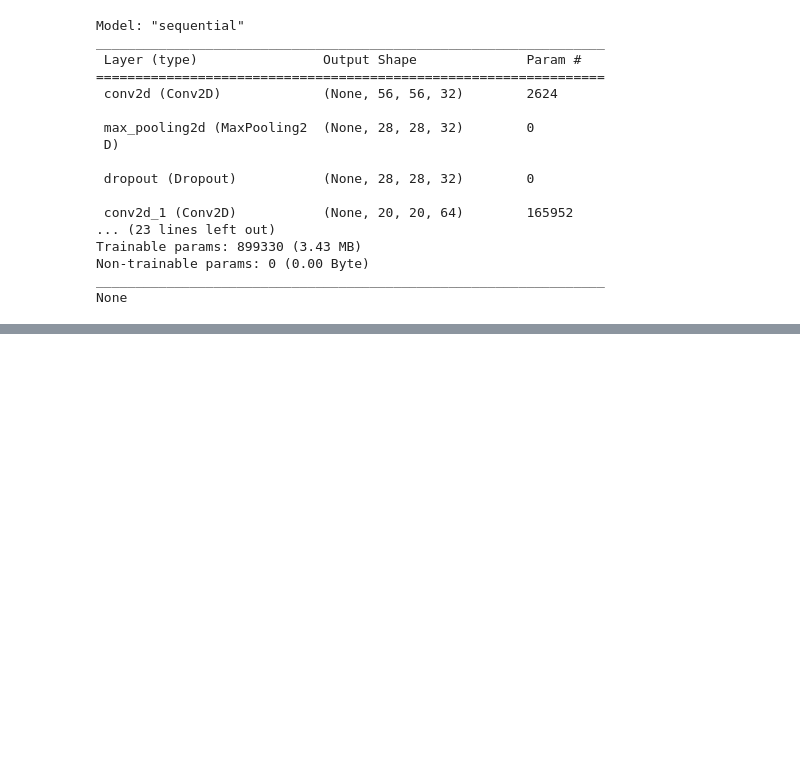
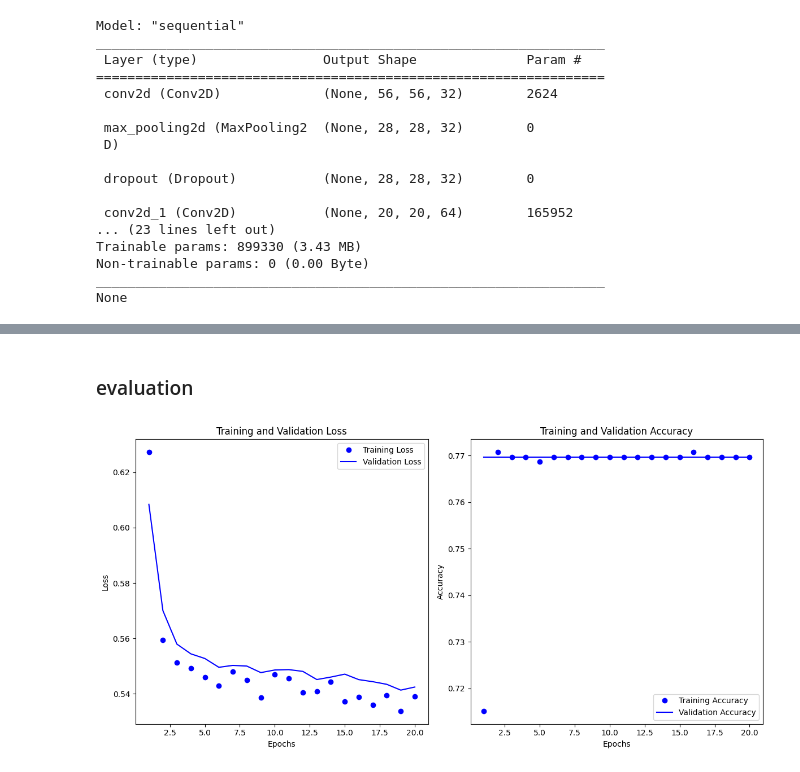
Before and after one commit to AminHajian/CNN-Lung-Segmentation, a Jupyter notebook: cnn_modeling.ipynb, the cells around one changed output, grey strips where cells are left out. Cells and saved outputs as stored; diff of their text form; code cells hidden in the pictures; blank space fills up the shorter version.

Commit message:
Add evaluation part

```diff
--- a/cnn_modeling.ipynb
+++ b/cnn_modeling.ipynb
@@ -119,6 +119,6 @@ Non-trainable params: 0 (0.00 Byte)
 _________________________________________________________________
 None
 # %%
-cnn = model.fit(train_images, train_labels, epochs=5,
+cnn = model.fit(train_images, train_labels, epochs=20,
                     validation_data=(train_images, train_labels))
 # %% [output]
@@ -134,0 +142,32 @@ Epoch 5/5
+# %% [markdown]
+### evaluation
+# %%
+train_loss = cnn.history['loss']
+val_loss = cnn.history['val_loss']
+train_acc = cnn.history['accuracy']
+val_acc = cnn.history['val_accuracy']
+
+epochs = range(1, len(train_loss) + 1)
+
+plt.figure(figsize=(12, 6))
+
+plt.subplot(1, 2, 1)
+plt.plot(epochs, train_loss, 'bo', label='Training Loss')
+plt.plot(epochs, val_loss, 'b', label='Validation Loss')
+plt.title('Training and Validation Loss')
+plt.xlabel('Epochs')
+plt.ylabel('Loss')
+plt.legend()
+
+plt.subplot(1, 2, 2)
+plt.plot(epochs, train_acc, 'bo', label='Training Accuracy')
+plt.plot(epochs, val_acc, 'b', label='Validation Accuracy')
+plt.title('Training and Validation Accuracy')
+plt.xlabel('Epochs')
+plt.ylabel('Accuracy')
+plt.legend()
+
+plt.tight_layout()
+plt.show()
+# %% [output]
+[figure, added]
```
Also changed, not shown: parts of 1 cell of this notebook.
